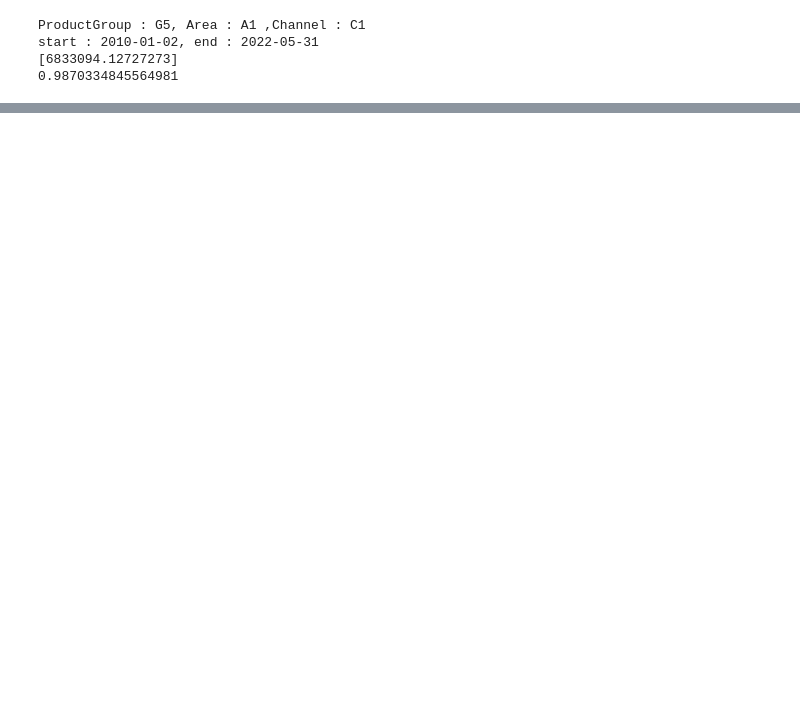
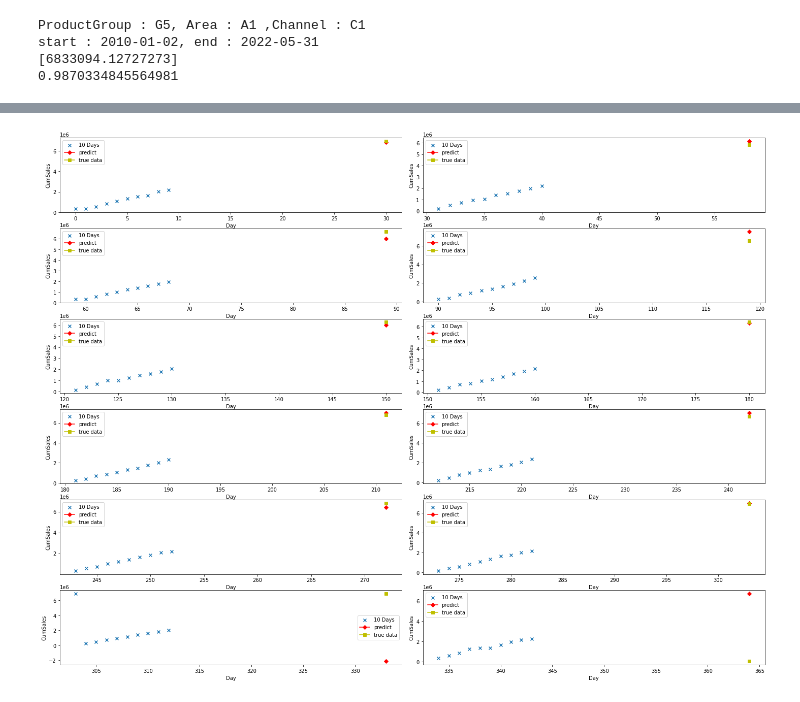
Before and after one commit to Raum27/sale_animal, a Jupyter notebook: morega_v3.ipynb, the cells around one changed output, grey strips where cells are left out. Drawn from its saved outputs; the diff is of its cells as text; code cells hidden in the pictures; blank space fills up the shorter version.

```diff
--- a/morega_v3.ipynb
+++ b/morega_v3.ipynb
@@ -486,12 +528,8 @@ start : 2010-01-02, end : 2022-05-31
 0.05764045959799691
 # %%
 ##### month 12 ##### linearRegression
-A=find_group(5,1,1)
-info = find_value_miss(All_Group[A])
 # print(info[334:365])
 # print(All_Group[A][114:142])
-from sklearn.linear_model import LinearRegression
-
 x_train = info[334:344,0]#10 วัน
 y_train = info[334:344,1]
 dtree = LinearRegression()
@@ -504,11 +542,17 @@ pred=dtree.predict([[x]])
 print(pred)
 print(dtree.score(x_train.reshape(-1,1),y_train))
 info[364,1]
-# print(info[333])
+print(info[364,1])
 
 
-for i in range (1):
-    maeLinear.append(mean_absolute_error([info[364,1]],pred))
-for i in range (1):
-    mseLinear.append(mean_squared_error([info[364,1]],pred))
+# for i in range (1):
+#     maeLinear.append(mean_absolute_error([info[364,1]],pred))
+# for i in range (1):
+#     mseLinear.append(mean_squared_error([info[364,1]],pred))
+
+# plot_st_day.append(x_train)
+# plot_stop_day.append(y_train)
+# plot_true_day.append(x)
+# plot_true_sale.append(info[364,1])
+# plot_pred.append(pred)
 # %% [output]
@@ -526,0 +570,17 @@ print(np.average(mseLinear))
+# %%
+# inverse_d_new(info)
+# seaborn
+fig,axs = plt.subplots(nrows=6, ncols=2,figsize=(20,15))
+plt.tight_layout()
+index_for_plot = 0
+for i in range(6):
+    for j in range(2):
+        axs[i,j].scatter(plot_st_day[index_for_plot],plot_stop_day[index_for_plot],marker='x',label='10 Days')
+        axs[i,j].plot(plot_true_day[index_for_plot],plot_pred[index_for_plot],marker='D',color='r',label='predict')
+        axs[i,j].plot(plot_true_day[index_for_plot],plot_true_sale[index_for_plot],marker='s',color='y',label='true data')
+        axs[i,j].set_xlabel('Day')
+        axs[i,j].set_ylabel('CumSales')
+        axs[i,j].legend(loc='best')
+        index_for_plot += 1
+# %% [output]
+[figure, added]
```
Also changed, not shown: parts of 13 cells of this notebook, 1 other file.
